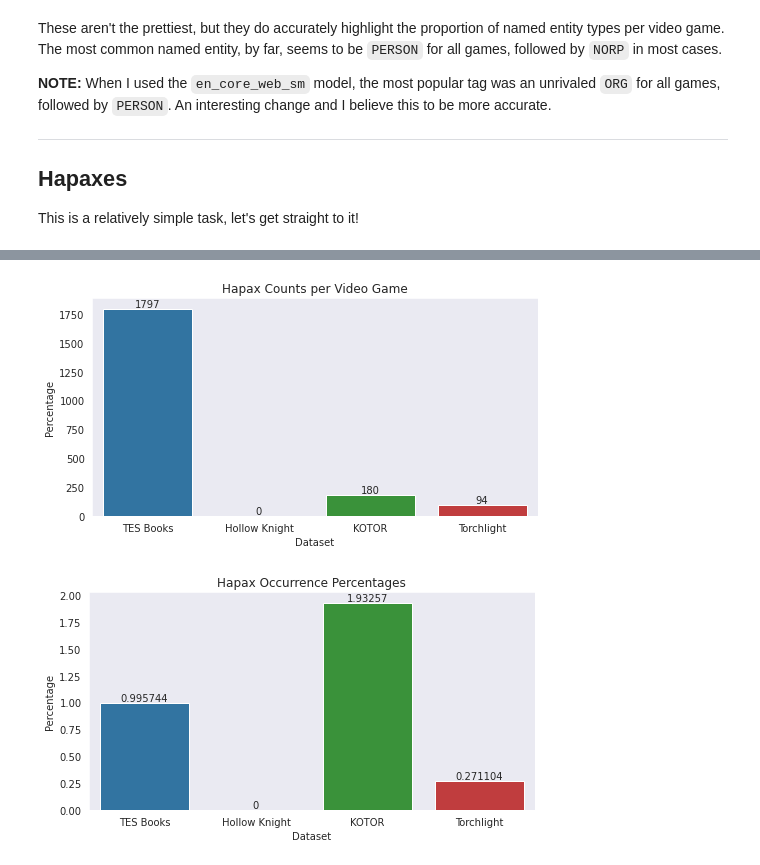
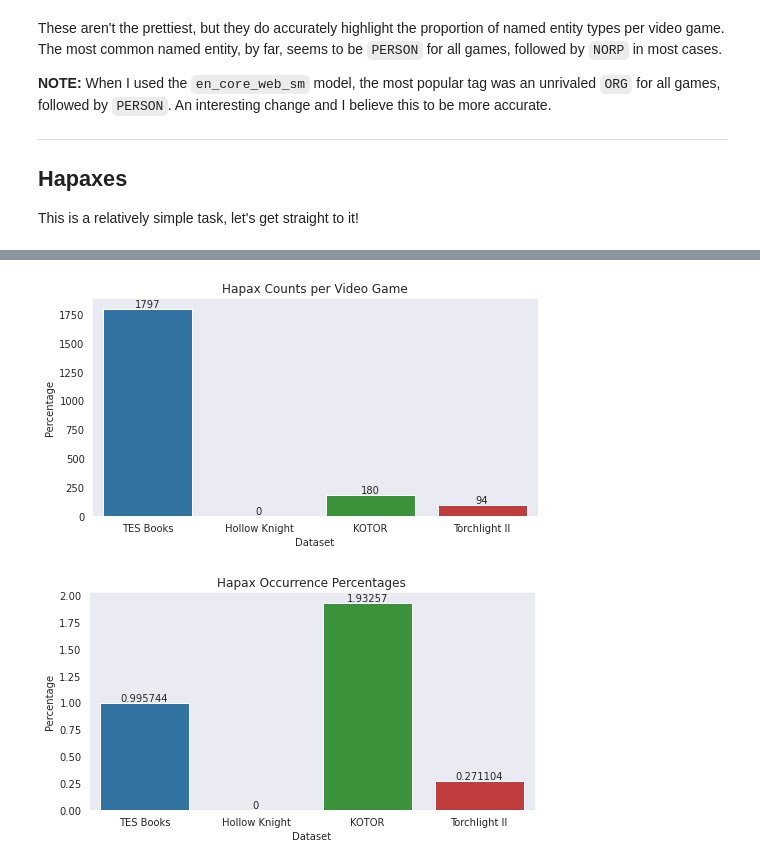
Before and after one commit to Data-Science-for-Linguists-2022/Pragmatics-In-Video-Games, a Jupyter notebook: notebooks/research.ipynb, the cells around one changed output, grey strips where cells are left out. Drawn from its saved outputs; the diff is of its cells as text; code cells hidden in the pictures.

```diff
--- a/notebooks/research.ipynb
+++ b/notebooks/research.ipynb
@@ -318,0 +188,2 @@ if True:
+# %%
+data = {game: [df, doc] for (game, df, doc) in zip(["TES Books", "Hollow Knight", "KOTOR", "Torchlight II"], datasets, docs)}
@@ -482,13 +487,14 @@ first thing      1
 Name: entity, dtype: int64
 # %%
 plt.figure(figsize=(8,4))
-barplot(x=titles, y=[len(series) for series in hapaxes], title='Hapax Counts per Video Game', xlabel="Dataset", ylabel="Percentage")
+barplot(x=list(data.keys()), y=[len(series) for series in hapaxes], title='Hapax Counts per Video Game', xlabel="Dataset", ylabel="Percentage")
 plt.show()
 # %% [output]
-[figure, old version]
+[figure, new version]
 # %%
 plt.figure(figsize=(8,4))
-barplot(x=titles, y=[len(series)/len(docs[ind]) * 100 for (ind, series) in enumerate(hapaxes)], title='Hapax Occurrence Percentages', xlabel="Dataset", ylabel="Percentage")
+barplot(x=list(data.keys()), y=[len(series)/len(docs[ind]) * 100 for (ind, series) in enumerate(hapaxes)]
+        , title='Hapax Occurrence Percentages', xlabel="Dataset", ylabel="Percentage")
 plt.show()
 # %% [output]
-[figure, old version]
+[figure, new version]
```
Also changed, not shown: parts of 34 cells of this notebook.
